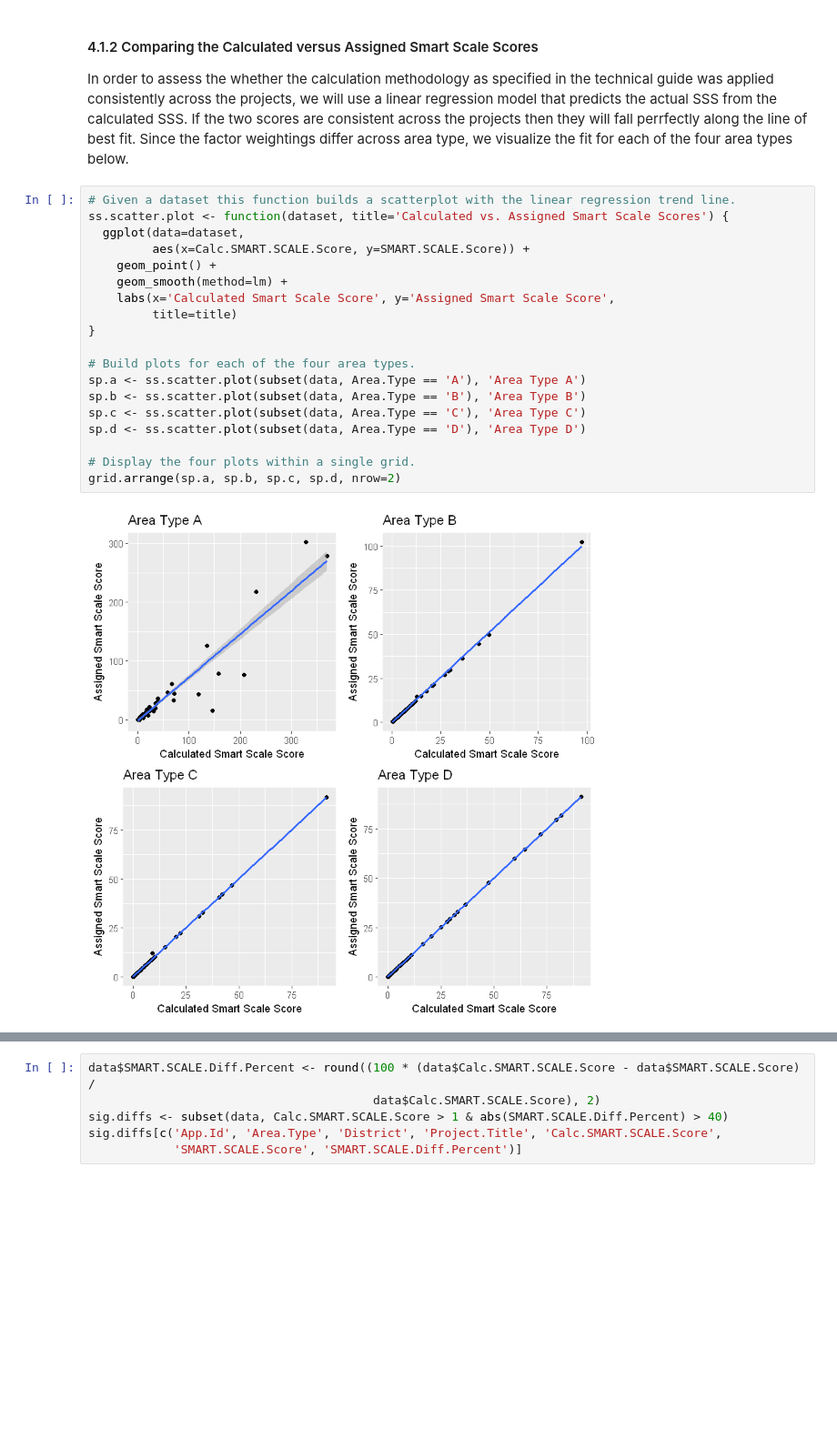
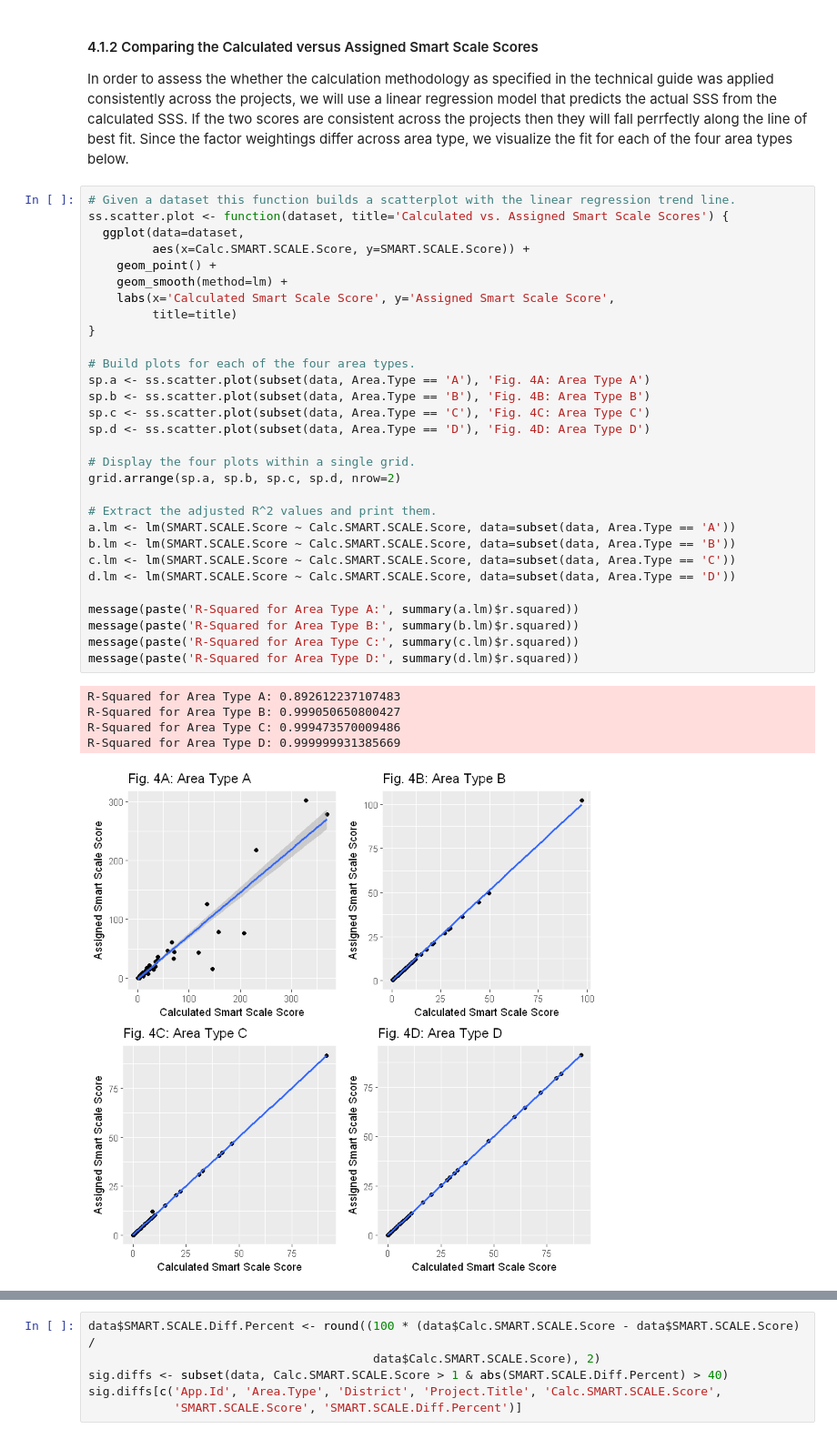
Before and after one commit to chrisgarcia001/Little-Projects, a Jupyter notebook: smart_scale/Smart-Scale-Analysis.ipynb, the cells around one changed output, grey strips where cells are left out. Shown: that part at 91% size. Saved outputs shown, nothing was run; the diff lists cells and outputs as text; blank space fills up the shorter version.

```diff
--- a/smart_scale/Smart-Scale-Analysis.ipynb
+++ b/smart_scale/Smart-Scale-Analysis.ipynb
@@ -312,22 +315,37 @@ In order to assess the whether the calculation methodology as specified in the t
 # %%
 # Given a dataset this function builds a scatterplot with the linear regression trend line.
 ss.scatter.plot <- function(dataset, title='Calculated vs. Assigned Smart Scale Scores') {
   ggplot(data=dataset,
          aes(x=Calc.SMART.SCALE.Score, y=SMART.SCALE.Score)) +
     geom_point() +
     geom_smooth(method=lm) +
     labs(x='Calculated Smart Scale Score', y='Assigned Smart Scale Score',
          title=title)
 }
 
 # Build plots for each of the four area types.
-sp.a <- ss.scatter.plot(subset(data, Area.Type == 'A'), 'Area Type A')
-sp.b <- ss.scatter.plot(subset(data, Area.Type == 'B'), 'Area Type B')
-sp.c <- ss.scatter.plot(subset(data, Area.Type == 'C'), 'Area Type C')
-sp.d <- ss.scatter.plot(subset(data, Area.Type == 'D'), 'Area Type D')
+sp.a <- ss.scatter.plot(subset(data, Area.Type == 'A'), 'Fig. 4A: Area Type A')
+sp.b <- ss.scatter.plot(subset(data, Area.Type == 'B'), 'Fig. 4B: Area Type B')
+sp.c <- ss.scatter.plot(subset(data, Area.Type == 'C'), 'Fig. 4C: Area Type C')
+sp.d <- ss.scatter.plot(subset(data, Area.Type == 'D'), 'Fig. 4D: Area Type D')
 
 # Display the four plots within a single grid.
 grid.arrange(sp.a, sp.b, sp.c, sp.d, nrow=2)
+
+# Extract the adjusted R^2 values and print them.
+a.lm <- lm(SMART.SCALE.Score ~ Calc.SMART.SCALE.Score, data=subset(data, Area.Type == 'A'))
+b.lm <- lm(SMART.SCALE.Score ~ Calc.SMART.SCALE.Score, data=subset(data, Area.Type == 'B'))
+c.lm <- lm(SMART.SCALE.Score ~ Calc.SMART.SCALE.Score, data=subset(data, Area.Type == 'C'))
+d.lm <- lm(SMART.SCALE.Score ~ Calc.SMART.SCALE.Score, data=subset(data, Area.Type == 'D'))
+
+message(paste('R-Squared for Area Type A:', summary(a.lm)$r.squared))
+message(paste('R-Squared for Area Type B:', summary(b.lm)$r.squared))
+message(paste('R-Squared for Area Type C:', summary(c.lm)$r.squared))
+message(paste('R-Squared for Area Type D:', summary(d.lm)$r.squared))
 # %% [output]
+R-Squared for Area Type A: 0.892612237107483
+R-Squared for Area Type B: 0.999050650800427
+R-Squared for Area Type C: 0.999473570009486
+R-Squared for Area Type D: 0.999999931385669
-[figure, old version]
+[figure, new version]
 # %% [markdown]
```
Also changed, not shown: parts of 4 cells of this notebook, 2 other files.
